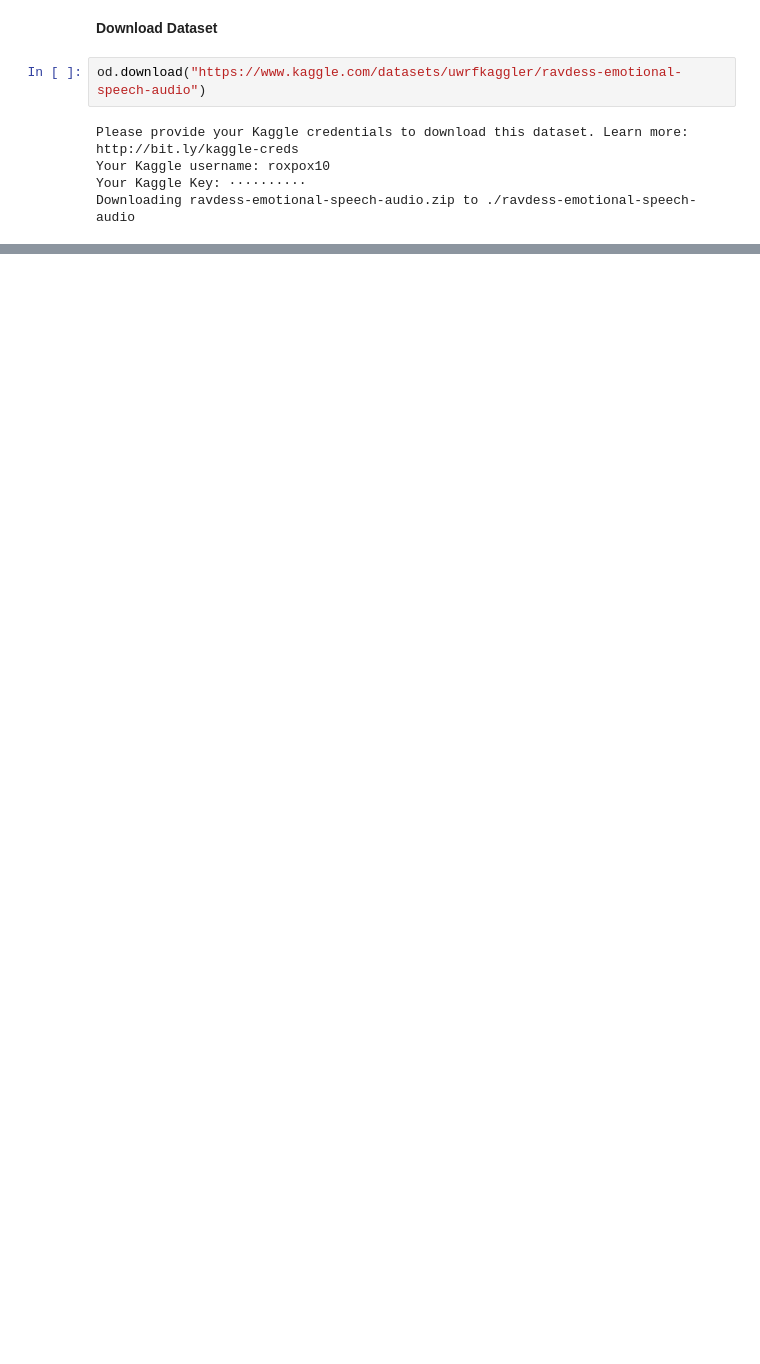
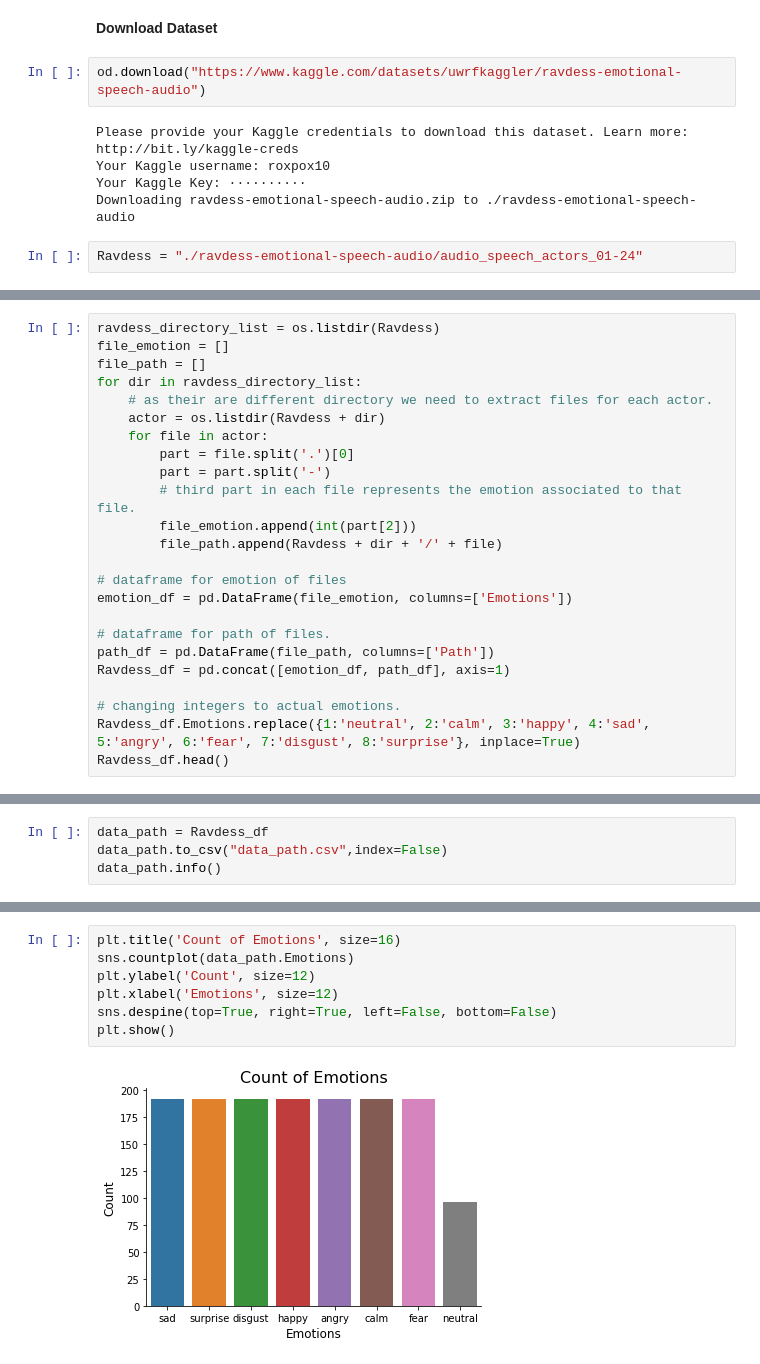
Before and after one commit to Userfound404/speech_recognition, a Jupyter notebook: emotion_recognition.ipynb, the cells around one changed output, grey strips where cells are left out. Drawn from its saved outputs; the diff is of its cells as text; blank space fills up the shorter version.

```diff
--- a/emotion_recognition.ipynb
+++ b/emotion_recognition.ipynb
@@ -80,5 +97,7 @@ Please provide your Kaggle credentials to download this dataset. Learn more: htt
 Your Kaggle username: roxpox10
 Your Kaggle Key: ··········
 Downloading ravdess-emotional-speech-audio.zip to ./ravdess-emotional-speech-audio
+# %%
+Ravdess = "./ravdess-emotional-speech-audio/audio_speech_actors_01-24"
 # %%
 # Emotions in the RAVDESS dataset, different numbers represent different emotion
@@ -146,0 +201,24 @@ we do that by :
+# %%
+ravdess_directory_list = os.listdir(Ravdess)
+file_emotion = []
+file_path = []
+for dir in ravdess_directory_list:
+    # as their are different directory we need to extract files for each actor.
+    actor = os.listdir(Ravdess + dir)
+    for file in actor:
+        part = file.split('.')[0]
+        part = part.split('-')
+        # third part in each file represents the emotion associated to that file.
+        file_emotion.append(int(part[2]))
+        file_path.append(Ravdess + dir + '/' + file)
+
+# dataframe for emotion of files
+emotion_df = pd.DataFrame(file_emotion, columns=['Emotions'])
+
+# dataframe for path of files.
+path_df = pd.DataFrame(file_path, columns=['Path'])
+Ravdess_df = pd.concat([emotion_df, path_df], axis=1)
+
+# changing integers to actual emotions.
+Ravdess_df.Emotions.replace({1:'neutral', 2:'calm', 3:'happy', 4:'sad', 5:'angry', 6:'fear', 7:'disgust', 8:'surprise'}, inplace=True)
+Ravdess_df.head()
@@ -146,0 +250,4 @@ we do that by :
+# %%
+data_path = Ravdess_df
+data_path.to_csv("data_path.csv",index=False)
+data_path.info()
@@ -146,0 +264,9 @@ we do that by :
+# %%
+plt.title('Count of Emotions', size=16)
+sns.countplot(data_path.Emotions)
+plt.ylabel('Count', size=12)
+plt.xlabel('Emotions', size=12)
+sns.despine(top=True, right=True, left=False, bottom=False)
+plt.show()
+# %% [output]
+[figure, added]
```
Also changed, not shown: parts of 13 cells of this notebook.
